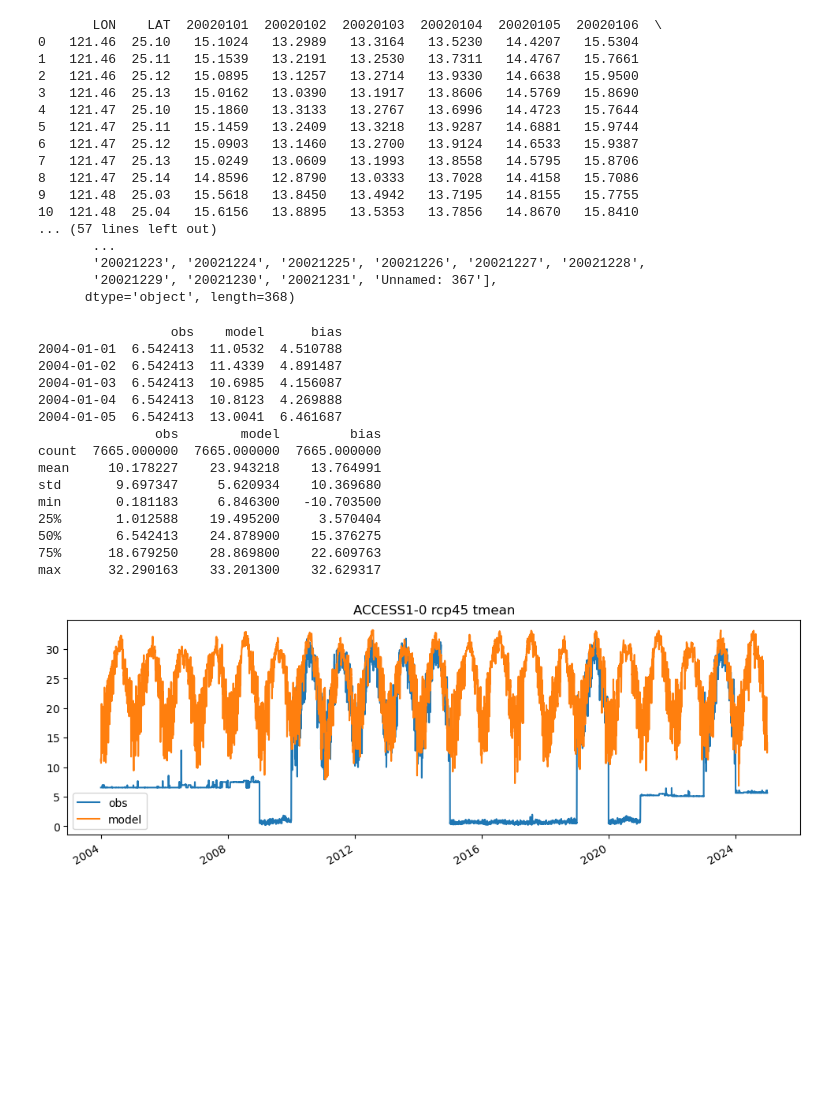
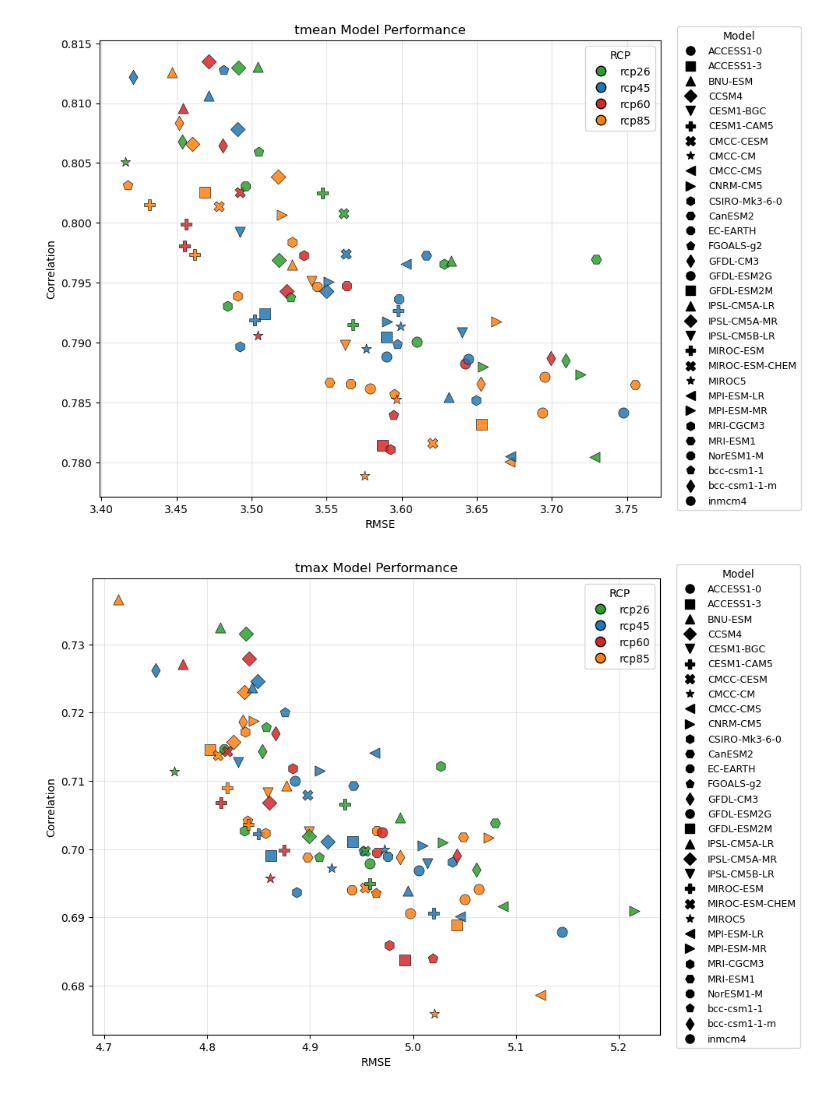
Before and after one commit to SteveChiao/Climate_project, a Jupyter notebook: 程式作業/Daxue＿village/code/0415his對比.ipynb, the cells around one changed output. Cells and saved outputs as stored; diff of their text form; code cells hidden in the pictures; blank space fills up the shorter version.

```diff
--- a/程式作業/Daxue＿village/code/0415his對比.ipynb
+++ b/程式作業/Daxue＿village/code/0415his對比.ipynb
@@ -1785,50 +1031,0 @@ Name: obs, dtype: float64
-# %%
-import pandas as pd
-
-file = r"C:/觀測_日資料_臺北市_平均溫/觀測_日資料_臺北市_平均溫_2002.csv"
-
-df_raw = pd.read_csv(file)
-
-print(df_raw.head(20))
-print(df_raw.columns)
-# %% [output]
-       LON    LAT  20020101  20020102  20020103  20020104  20020105  20020106  \
-0   121.46  25.10   15.1024   13.2989   13.3164   13.5230   14.4207   15.5304
-1   121.46  25.11   15.1539   13.2191   13.2530   13.7311   14.4767   15.7661
-2   121.46  25.12   15.0895   13.1257   13.2714   13.9330   14.6638   15.9500
-3   121.46  25.13   15.0162   13.0390   13.1917   13.8606   14.5769   15.8690
-4   121.47  25.10   15.1860   13.3133   13.2767   13.6996   14.4723   15.7644
-5   121.47  25.11   15.1459   13.2409   13.3218   13.9287   14.6881   15.9744
-6   121.47  25.12   15.0903   13.1460   13.2700   13.9124   14.6533   15.9387
-7   121.47  25.13   15.0249   13.0609   13.1993   13.8558   14.5795   15.8706
-8   121.47  25.14   14.8596   12.8790   13.0333   13.7028   14.4158   15.7086
-9   121.48  25.03   15.5618   13.8450   13.4942   13.7195   14.8155   15.7755
-10  121.48  25.04   15.6156   13.8895   13.5353   13.7856   14.8670   15.8410
-... (57 lines left out)
-       ...
-       '20021223', '20021224', '20021225', '20021226', '20021227', '20021228',
-       '20021229', '20021230', '20021231', 'Unnamed: 367'],
-      dtype='object', length=368)
-# %%
-example = clean_temp_data["tmean"]["ACCESS1-0"]["rcp45"]["data"]
-print(example.head())
-print(example.describe())
-example[["obs", "model"]].plot(figsize=(12,4), title="ACCESS1-0 rcp45 tmean")
-plt.show()
-# %% [output]
-                 obs    model      bias
-2004-01-01  6.542413  11.0532  4.510788
-2004-01-02  6.542413  11.4339  4.891487
-2004-01-03  6.542413  10.6985  4.156087
-2004-01-04  6.542413  10.8123  4.269888
-2004-01-05  6.542413  13.0041  6.461687
-               obs        model         bias
-count  7665.000000  7665.000000  7665.000000
-mean     10.178227    23.943218    13.764991
-std       9.697347     5.620934    10.369680
-min       0.181183     6.846300   -10.703500
-25%       1.012588    19.495200     3.570404
-50%       6.542413    24.878900    15.376275
-75%      18.679250    28.869800    22.609763
-max      32.290163    33.201300    32.629317
-[figure, removed]
@@ -1834,0 +1132,7 @@ max      32.290163    33.201300    32.629317
+# %%
+plot_model_performance_by_rcp_and_modelshape(result_df, "tmean")
+plot_model_performance_by_rcp_and_modelshape(result_df, "tmax")
+plot_model_performance_by_rcp_and_modelshape(result_df, "tmin")
+# %% [output]
+[figure, added]
+[figure, added]
```
Also changed, not shown: parts of 33 cells of this notebook, 18 other files.
